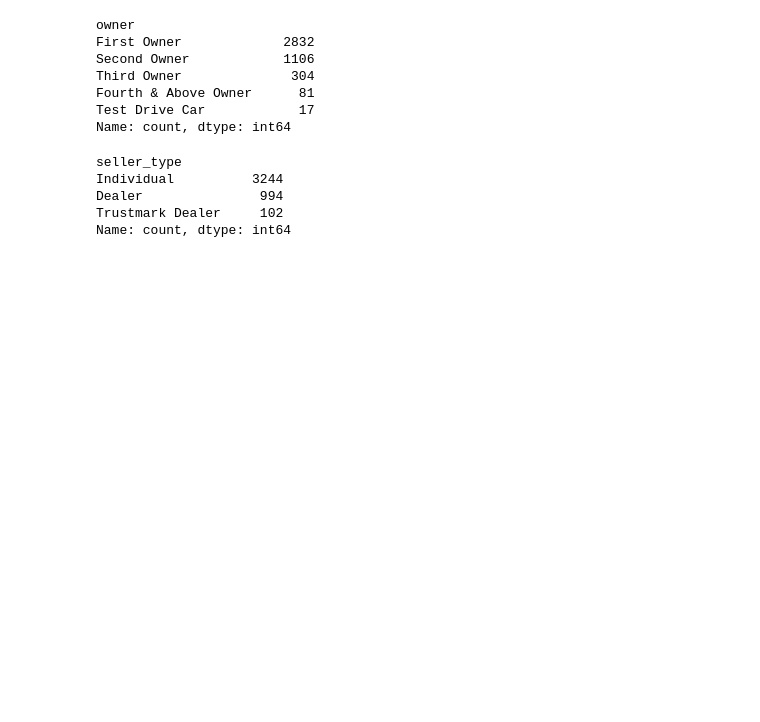
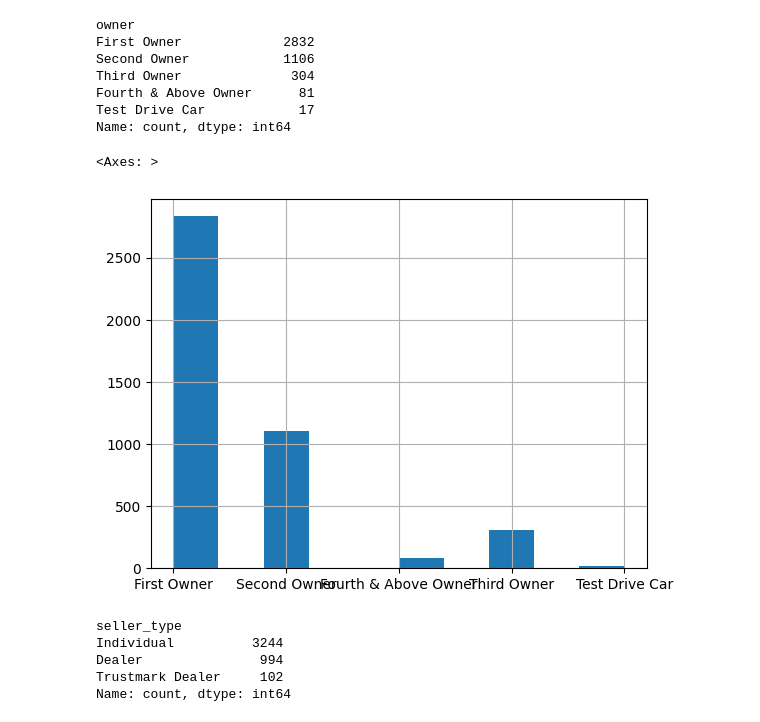
Before and after one commit to Emperor2004/SML, a Jupyter notebook: CLASS 4_5/Car_Details.ipynb, the cells around one changed output. Drawn from its saved outputs; the diff is of its cells as text; code cells hidden in the pictures; blank space fills up the shorter version.

```diff
--- a/CLASS 4_5/Car_Details.ipynb
+++ b/CLASS 4_5/Car_Details.ipynb
@@ -68,6 +75,11 @@ Third Owner              304
 Fourth & Above Owner      81
 Test Drive Car            17
 Name: count, dtype: int64
+# %%
+data.owner.hist()
+# %% [output]
+<Axes: >
+[figure, added]
 # %%
 data.seller_type.value_counts()
 # %% [output]
```
Also changed, not shown: parts of 24 cells of this notebook, 6 other files.
